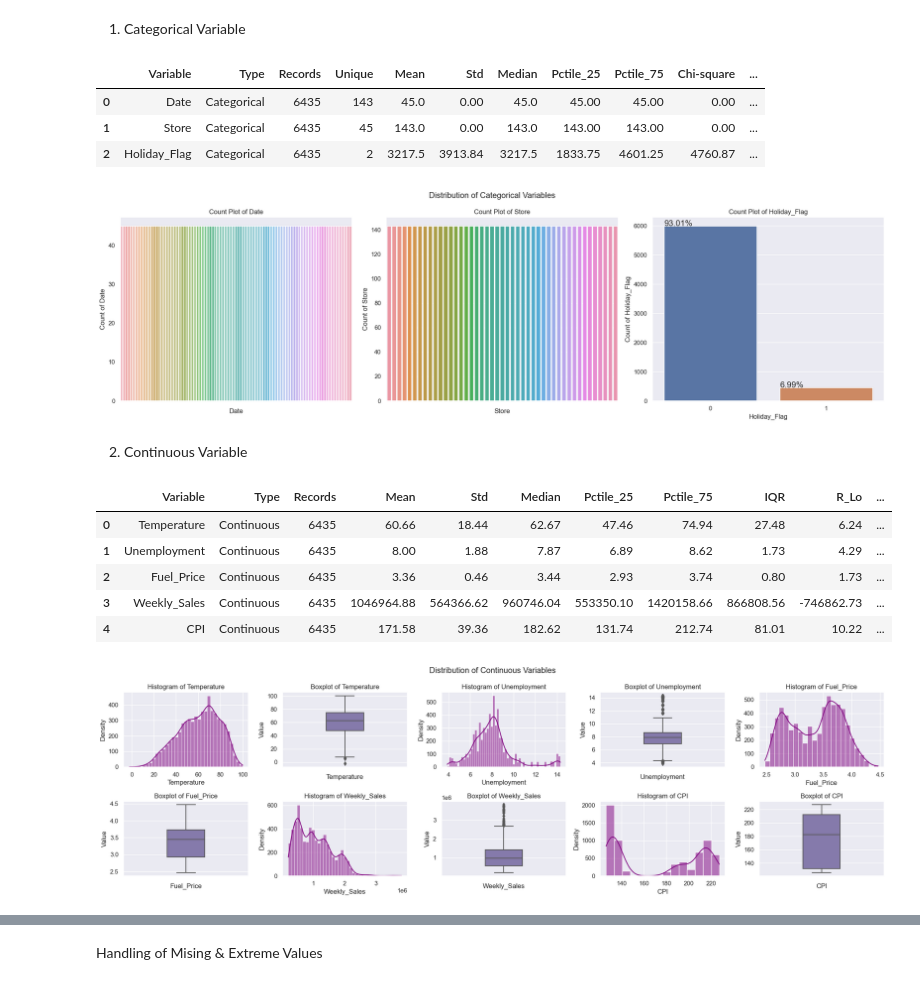
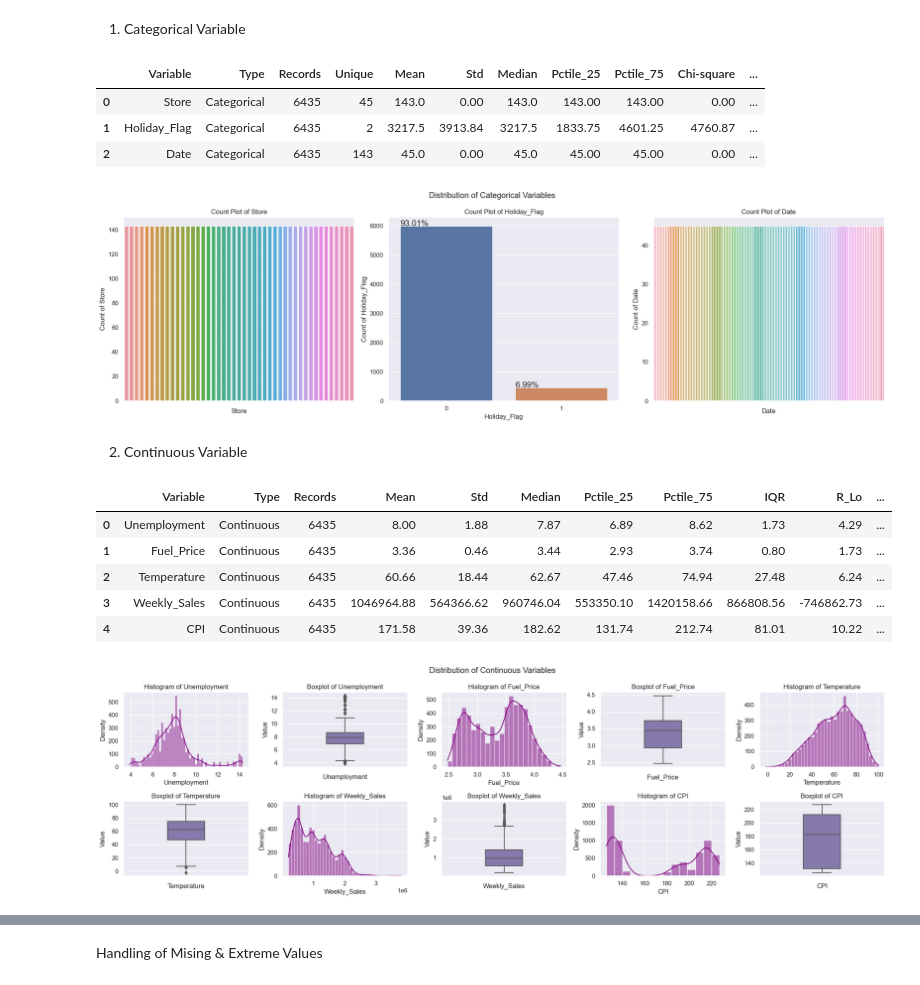
Before and after one commit to xinxiewu/wmt_sales_pred, a Jupyter notebook: src/__main__.ipynb, the cells around one changed output, grey strips where cells are left out. Drawn from its saved outputs; the diff is of its cells as text; code cells hidden in the pictures.

```diff
--- a/src/__main__.ipynb
+++ b/src/__main__.ipynb
@@ -62,25 +63,24 @@ Univariate Analysis
 # %% [markdown]
 1. Categorical Variable
 # %%
-res_catex_vars = vars_dist(df=df, catex=True, ft_catex=FEATURE_CAT, subplots=[1,3], figsize=(20,6), output=True, fname='categorical_vars_dist.png', fpath='../doc')
+res_catex_vars = vars_dist(df=df, catex=True, ft_catex=FEATURE_CAT, subplots=[1,3], figsize=(20,6), output=True, fname='categorical_vars_dist.png', fpath='../res')
 res_catex_vars
 # %% [output]
 |  | Variable | Type | Records | Unique | Mean | Std | Median | Pctile_25 | Pctile_75 | Chi-square | ... |
-| 0 | Date | Categorical | 6435 | 143 | 45.0 | 0.00 | 45.0 | 45.00 | 45.00 | 0.00 | ... |
-| 1 | Store | Categorical | 6435 | 45 | 143.0 | 0.00 | 143.0 | 143.00 | 143.00 | 0.00 | ... |
-| 2 | Holiday_Flag | Categorical | 6435 | 2 | 3217.5 | 3913.84 | 3217.5 | 1833.75 | 4601.25 | 4760.87 | ... |
+| 0 | Store | Categorical | 6435 | 45 | 143.0 | 0.00 | 143.0 | 143.00 | 143.00 | 0.00 | ... |
+| 1 | Holiday_Flag | Categorical | 6435 | 2 | 3217.5 | 3913.84 | 3217.5 | 1833.75 | 4601.25 | 4760.87 | ... |
+| 2 | Date | Categorical | 6435 | 143 | 45.0 | 0.00 | 45.0 | 45.00 | 45.00 | 0.00 | ... |
-[figure, old version]
+[figure, new version]
 # %% [markdown]
 2. Continuous Variable
 # %%
-cont_vars = FEATURE_CONT.union({TARGET})
-res_cont_vars = vars_dist(df=df, cont=True, ft_cont=cont_vars, subplots=[2,5], figsize=(20,6), output=True, fname='continuous_vars_dist.png', fpath='../doc')
+res_cont_vars = vars_dist(df=df, cont=True, ft_cont=CONT_VARS, subplots=[2,5], figsize=(20,6), output=True, fname='continuous_vars_dist.png', fpath='../res')
 res_cont_vars
 # %% [output]
 |  | Variable | Type | Records | Mean | Std | Median | Pctile_25 | Pctile_75 | IQR | R_Lo | ... |
-| 0 | Temperature | Continuous | 6435 | 60.66 | 18.44 | 62.67 | 47.46 | 74.94 | 27.48 | 6.24 | ... |
-| 1 | Unemployment | Continuous | 6435 | 8.00 | 1.88 | 7.87 | 6.89 | 8.62 | 1.73 | 4.29 | ... |
-| 2 | Fuel_Price | Continuous | 6435 | 3.36 | 0.46 | 3.44 | 2.93 | 3.74 | 0.80 | 1.73 | ... |
+| 0 | Unemployment | Continuous | 6435 | 8.00 | 1.88 | 7.87 | 6.89 | 8.62 | 1.73 | 4.29 | ... |
+| 1 | Fuel_Price | Continuous | 6435 | 3.36 | 0.46 | 3.44 | 2.93 | 3.74 | 0.80 | 1.73 | ... |
+| 2 | Temperature | Continuous | 6435 | 60.66 | 18.44 | 62.67 | 47.46 | 74.94 | 27.48 | 6.24 | ... |
 | 3 | Weekly_Sales | Continuous | 6435 | 1046964.88 | 564366.62 | 960746.04 | 553350.10 | 1420158.66 | 866808.56 | -746862.73 | ... |
 | 4 | CPI | Continuous | 6435 | 171.58 | 39.36 | 182.62 | 131.74 | 212.74 | 81.01 | 10.22 | ... |
-[figure, old version]
+[figure, new version]
```
Also changed, not shown: parts of 9 cells of this notebook, 3 other files.
